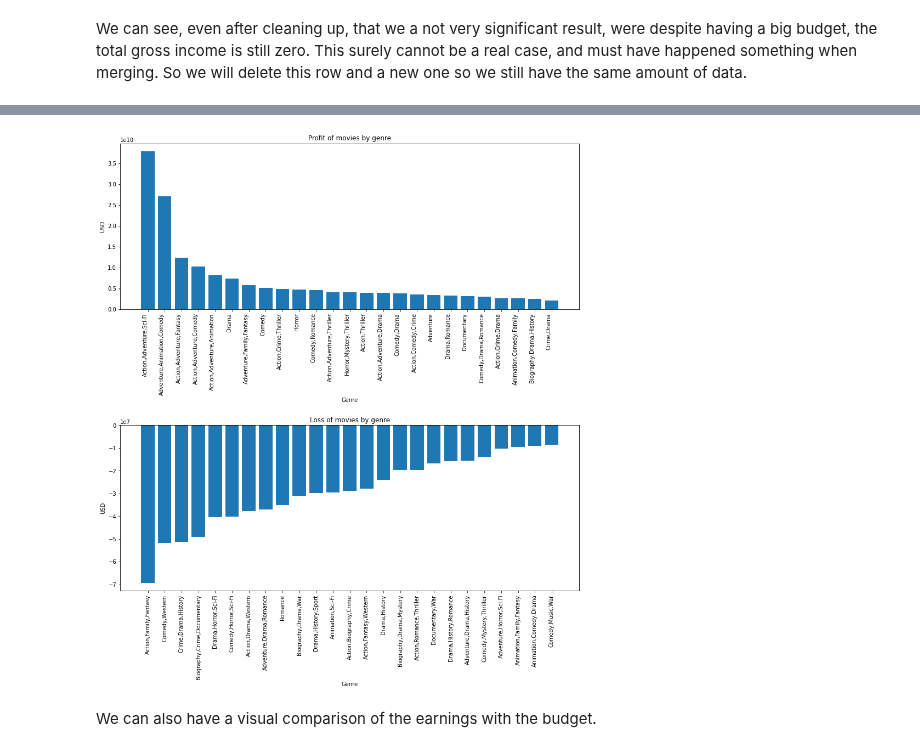
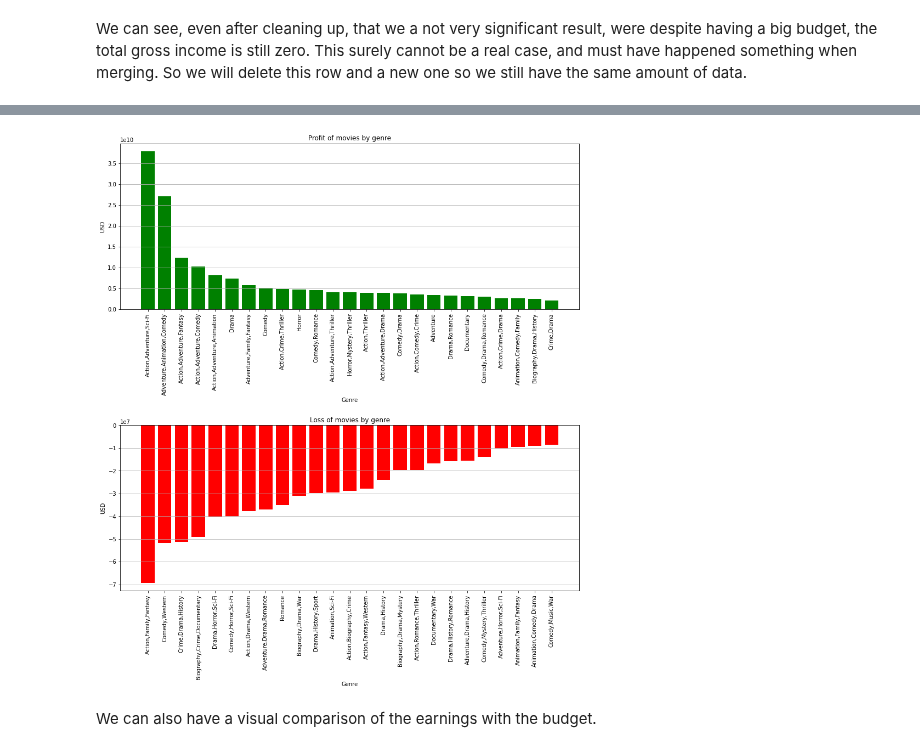
Before and after one commit to QuinnGrigsby/Capstone_Git-ing_it_done_MovieInformation, a Jupyter notebook: Data Understanding.ipynb, the cells around one changed output, grey strips where cells are left out. Saved outputs shown, nothing was run; the diff lists cells and outputs as text; code cells hidden in the pictures.

Commit message:
Plot relation budget-income

```diff
--- a/Data Understanding.ipynb
+++ b/Data Understanding.ipynb
@@ -315,6 +317,3 @@ Nevertheless, before moving forward, I will consider an extra step for singifica
-# %%
-max_voters = movie_rating["Number of Votes"].max()
-movie_rating["Significance"] = (movie_rating["Number of Votes"]/max_voters)
 # %%
 movie_rating.head()
 # %% [output]
@@ -359,6 +355,11 @@ gross_and_rating.head()
 del gross_and_rating["Title"]
 del gross_and_rating["Original Title"]
 del gross_and_rating["id"]
+# %%
+gross_and_rating = gross_and_rating[["ID", "movie", "Genres", "release_date",
+                                     "production_budget", "domestic_gross", "worldwide_gross",
+                                     "total_gross", "profit_or_loss", "relation_pro_los",
+                                     "Rating", "Number of Votes"]]
 # %%
 gross_and_rating.columns
 # %% [output]
@@ -451,0 +449,3 @@ genre_gross_bottom.head()
+# %%
+genre_gross_top["relation_pro_los"] = genre_gross_top.total_gross/genre_gross_top.profit_or_loss
+genre_gross_bottom["relation_pro_los"] = genre_gross_bottom.total_gross/genre_gross_bottom.profit_or_loss
@@ -453,6 +471,7 @@ genre_gross_bottom.head()
 We can see, even after cleaning up, that we a not very significant result, were despite having a big budget, the total gross income is still zero. This surely cannot be a real case, and must have happened something when merging. So we will delete this row and a new one so we still have the same amount of data.
 # %%
 genre_gross_bottom = genre_gross.sort_values(by="profit_or_loss").head(26)
+genre_gross_bottom["relation_pro_los"] = genre_gross_bottom.total_gross/genre_gross_bottom.profit_or_loss
 genre_gross_bottom.drop(index=32, inplace=True)
 genre_gross_bottom.head()
 # %% [output]
@@ -465,37 +484,37 @@ genre_gross_bottom.head()
 # %%
 fig, (ax1, ax2) = plt.subplots(figsize=(15,15), nrows=2, ncols=1)
 
-ax1.bar(genre_gross_top.Genres, genre_gross_top.profit_or_loss)
+ax1.bar(genre_gross_top.Genres, genre_gross_top.profit_or_loss, color="g")
 
 ax1.set_title("Profit of movies by genre")
 
 plt.draw()
 ax1.set_xticks(ax1.get_xticks())
-ax1.set_xticklabels(ax1.get_xticklabels(), rotation=90, ha='right')
+ax1.set_xticklabels(ax1.get_xticklabels(), rotation=90)
 
 ax1.set_xlabel("Genre")
-
 ax1.set_ylabel("USD")
+ax1.grid(axis="y")
 
 #######
 
-ax2.bar(genre_gross_bottom.Genres, genre_gross_bottom.profit_or_loss)
+ax2.bar(genre_gross_bottom.Genres, genre_gross_bottom.profit_or_loss, color="r")
 ax2.set_title("Loss of movies by genre")
 
 plt.draw()
 ax2.set_xticks(ax2.get_xticks())
 ax2.set_xticklabels(ax2.get_xticklabels(), rotation=90)
 
 ax2.set_xlabel("Genre")
-
 ax2.set_ylabel("USD")
+ax2.grid(axis="y")
 
 #######
 
 plt.subplots_adjust(hspace=0.7)
 plt.show()
 # %% [output]
-[figure, old version]
+[figure, new version]
 # %% [markdown]
 We can also have a visual comparison of the earnings with the budget.
 # %%
```
Also changed, not shown: parts of 24 cells of this notebook.
